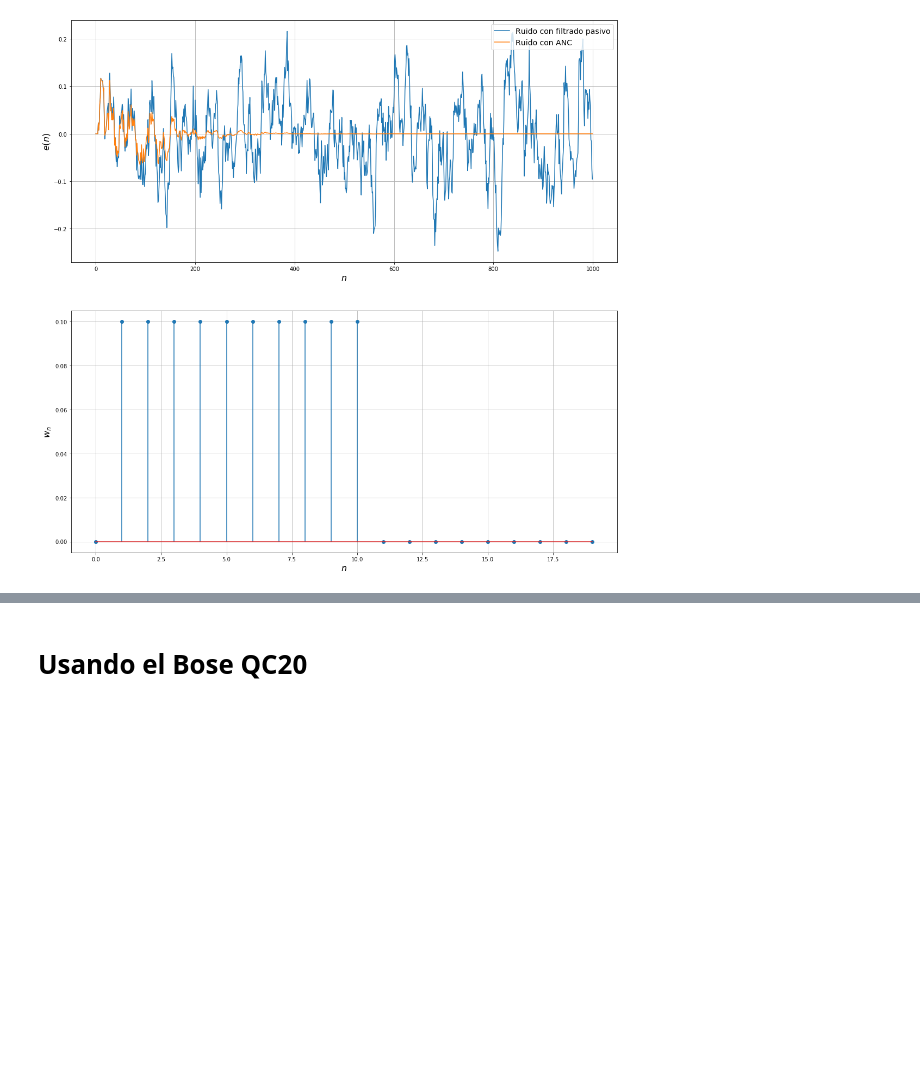
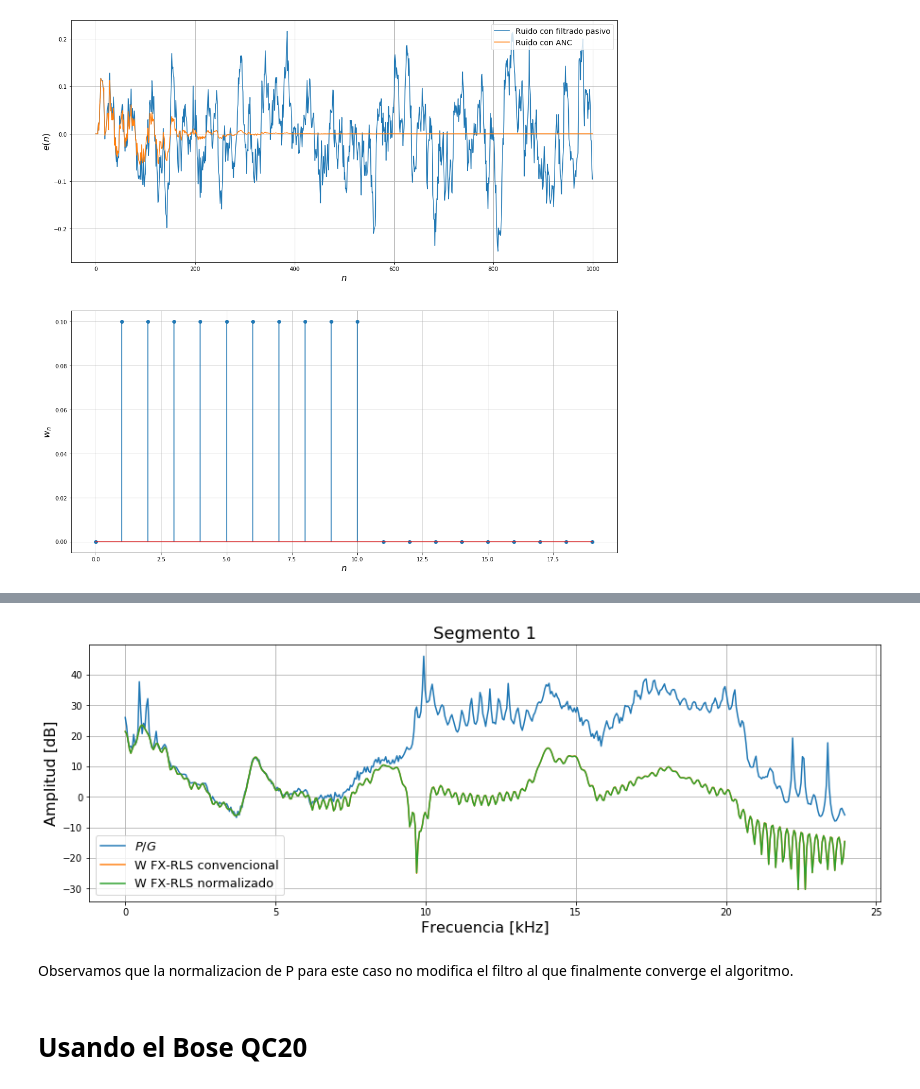
Before and after one commit to asp-image-dsp/asp-project-02, a Jupyter notebook: development/rls_complete.ipynb, the cells around one changed output, grey strips where cells are left out. Cells and saved outputs as stored; diff of their text form; code cells hidden in the pictures; blank space fills up the shorter version.

```diff
--- a/development/rls_complete.ipynb
+++ b/development/rls_complete.ipynb
@@ -47,3 +78,9 @@ plot_helpers.plot_anc_results([headphone.d, e], w, weight_plot='response')
+# %%
+plot_helpers.plot_frequency_responses([headphone.p], [headphone.g], [[w_no_norm], [w_norm]], 48000, labels=['W FX-RLS convencional', 'W FX-RLS normalizado'])
+# %% [output]
+[figure, added]
+# %% [markdown]
+Observamos que la normalizacion de P para este caso no modifica el filtro al que finalmente converge el algoritmo.
 # %% [markdown]
 # Usando el Bose QC20
 # %%
```
Also changed, not shown: parts of 7 cells of this notebook, 3 other files.
